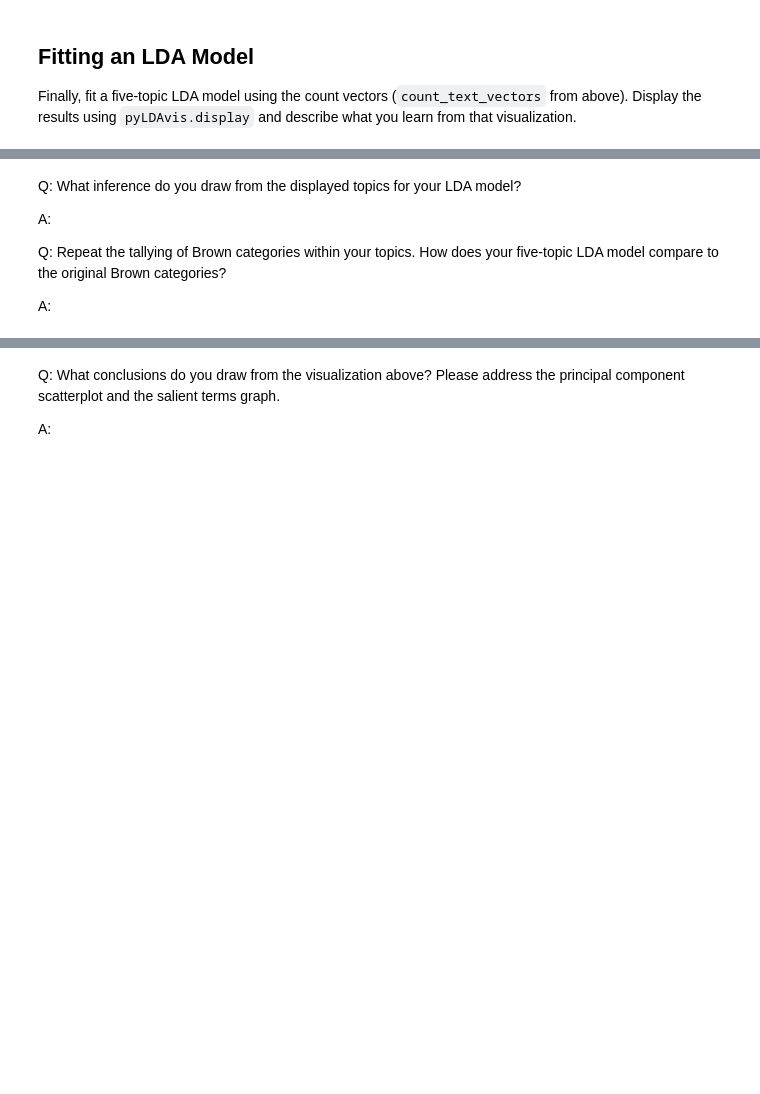
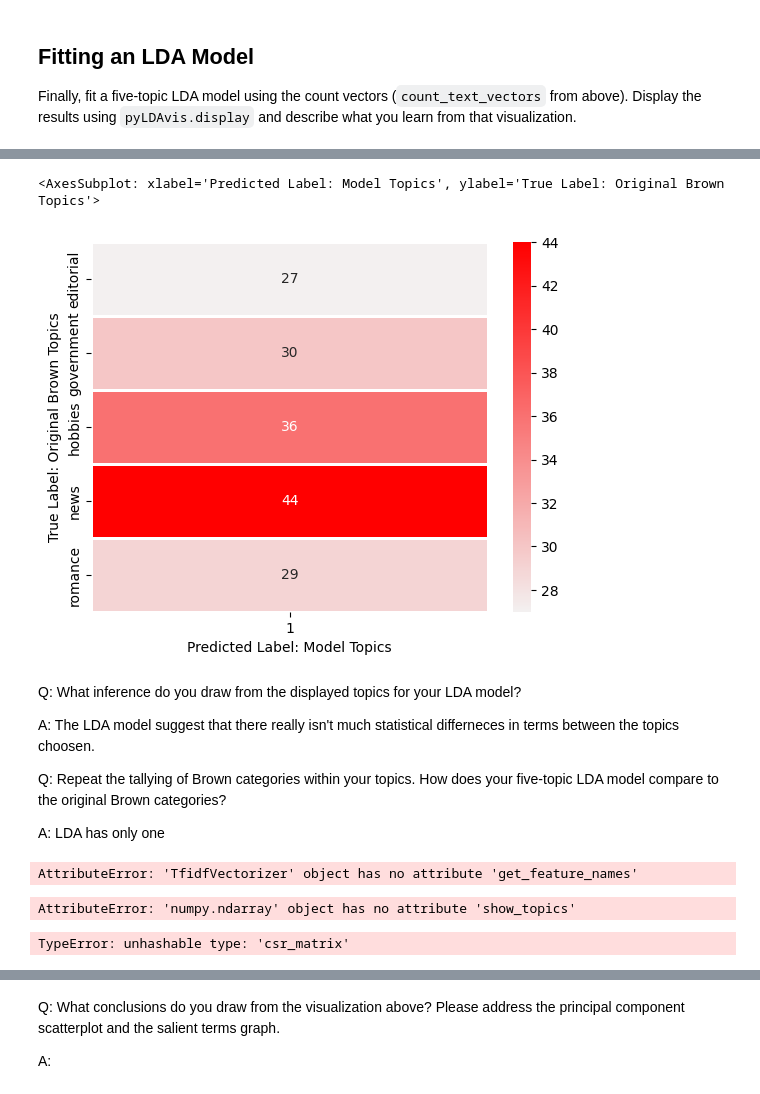
Before and after one commit to zachfreitas/Assignment-5.1-Topic-Modeling, a Jupyter notebook: Topic Modeling.ipynb, the cells around one changed output, grey strips where cells are left out. Drawn from its saved outputs; the diff is of its cells as text; code cells hidden in the pictures; blank space fills up the shorter version.

```diff
--- a/Topic Modeling.ipynb
+++ b/Topic Modeling.ipynb
@@ -203,5 +295,6 @@ Finally, fit a five-topic LDA model using the count vectors (`count_text_vectors
 # %%
 # Fit your LDA model here
 
-lda = LatentDirichletAllocation(n_components=5, random_state=0)
-lda_model = lda.fit(X)
+lda_text_model = LatentDirichletAllocation(n_components=5, random_state=0)
+W_lda_text_matrix = lda_text_model.fit_transform(tfidf_text_vectors)
+H_lda_text_matrix = lda_text_model.components_
@@ -211,10 +331,38 @@ display_topics(lda_model, features, no_top_words=5)
+# %%
+# Your code here
+df_new = df.copy()
+
+# Get the top predicted topic
+predicted_topics = [np.argsort(each)[::-1][0] for each in W_lda_text_matrix]
+
+# Add to the df
+df_new['lda_pred_topic_num'] = predicted_topics
+
+# Create Crosstab
+acc_crosstab = pd.crosstab(df_new["category"], df_new["lda_pred_topic_num"], dropna=False)
+
+# Custom Color Palette
+hot_palette =  sns.color_palette("light:r", as_cmap=True)
+
+# Plot Heatmap of Aggreement.
+ax = sns.heatmap(acc_crosstab,cmap=hot_palette,linewidths=1,annot=True)
+ax.set(xlabel="Predicted Label: Model Topics", ylabel="True Label: Original Brown Topics")
+ax
+# %% [output]
+<AxesSubplot: xlabel='Predicted Label: Model Topics', ylabel='True Label: Original Brown Topics'>
+[figure, added]
 # %% [markdown]
 Q: What inference do you draw from the displayed topics for your LDA model?
 
-A: <!-- Your answer here -->
+A: The LDA model suggest that there really isn't much statistical differneces in terms between the topics choosen.
 
 Q: Repeat the tallying of Brown categories within your topics. How does your five-topic LDA model compare to the original Brown categories?
 
-A: <!-- Your answer here -->
+A: LDA has only one
 # %%
-lda_display = pyLDAvis.sklearn.prepare(lda_text_model, count_text_vectors, count_text_vectorizer, sort_topics=False)
+# I'm not able to run this procedure with my setup.
+# I'm not willing to unistall and reinstall another version of python as I use this set-up for my work and I'm using my work computer to complete this project.
+lda_display = pyLDAvis.sklearn.prepare(lda_text_model, tfidf_text_vectors, tfidf_text_vectorizer, sort_topics=False)
+pyLDAvis.display(lda_display)
+# %% [output]
+AttributeError: 'TfidfVectorizer' object has no attribute 'get_feature_names'
@@ -222,0 +369,37 @@ pyLDAvis.display(lda_display)
+# %%
+W_lda_text_matrix.show_topics(formatted=False)
+# %% [output]
+AttributeError: 'numpy.ndarray' object has no attribute 'show_topics'
+# %%
+from collections import Counter
+
+topics = lda_text_model.get_feature_names_out()
+data_flat = [w for w_list in tfidf_text_vectors for w in w_list]
+counter = Counter(data_flat)
+
+out = []
+for i, topic in topics:
+    for word, weight in topic:
+        out.append([word, i , weight, counter[word]])
+
+df = pd.DataFrame(out, columns=['word', 'topic_id', 'importance', 'word_count'])
+
+# Plot Word Count and Weights of Topic Keywords
+fig, axes = plt.subplots(2, 2, figsize=(16,10), sharey=True, dpi=160)
+# cols = [color for name, color in mcolors.TABLEAU_COLORS.items()]
+for i, ax in enumerate(axes.flatten()):
+    ax.bar(x='word', height="word_count", data=df.loc[df.topic_id==i, :], color=cols[i], width=0.5, alpha=0.3, label='Word Count')
+    ax_twin = ax.twinx()
+    ax_twin.bar(x='word', height="importance", data=df.loc[df.topic_id==i, :], color=cols[i], width=0.2, label='Weights')
+    ax.set_ylabel('Word Count', color=cols[i])
+    ax_twin.set_ylim(0, 0.030); ax.set_ylim(0, 3500)
+    ax.set_title('Topic: ' + str(i), color=cols[i], fontsize=16)
+    ax.tick_params(axis='y', left=False)
+    ax.set_xticklabels(df.loc[df.topic_id==i, 'word'], rotation=30, horizontalalignment= 'right')
+    ax.legend(loc='upper left'); ax_twin.legend(loc='upper right')
+
+fig.tight_layout(w_pad=2)
+fig.suptitle('Word Count and Importance of Topic Keywords', fontsize=22, y=1.05)
+plt.show()
+# %% [output]
+TypeError: unhashable type: 'csr_matrix'
```
Also changed, not shown: parts of 42 cells of this notebook.
